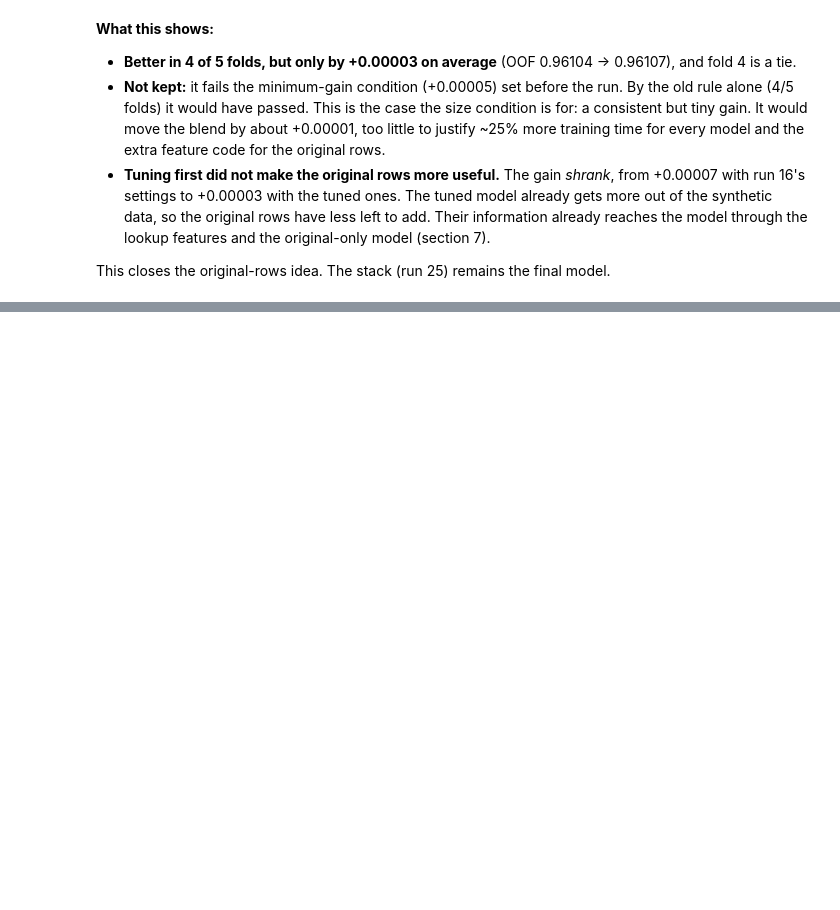
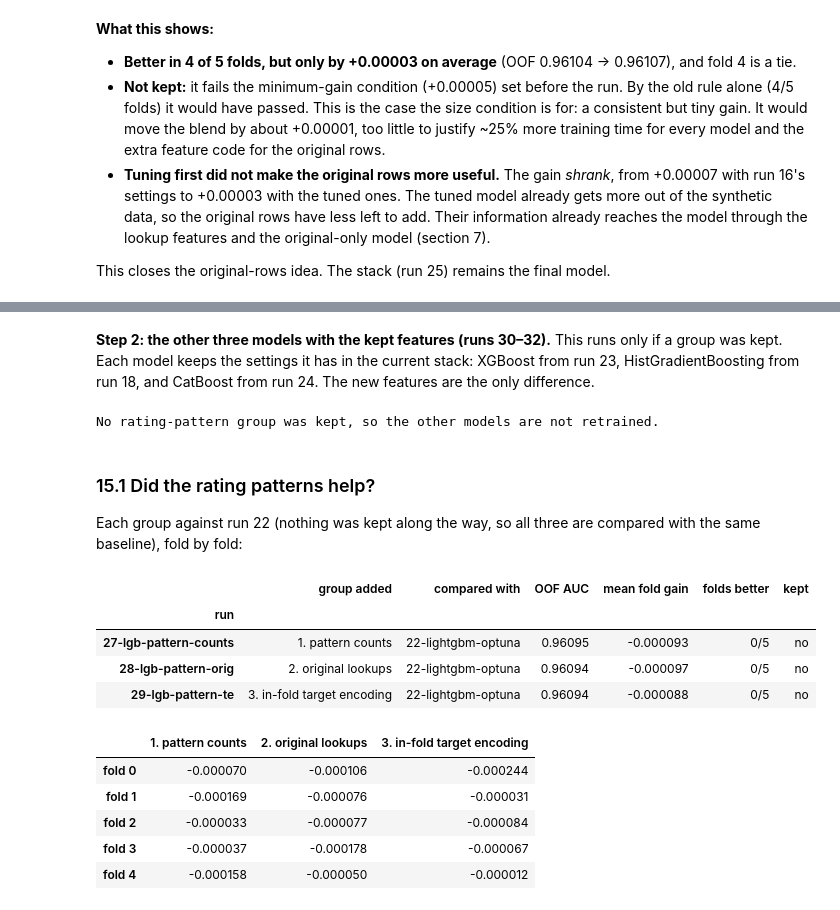
Before and after one commit to batyrkhanz015/kaggle-airline-satisfaction-s6-10, a Jupyter notebook: airline-satisfaction.ipynb, the cells around one changed output, grey strips where cells are left out. Saved outputs shown, nothing was run; the diff lists cells and outputs as text; code cells hidden in the pictures; blank space fills up the shorter version.

```diff
--- a/airline-satisfaction.ipynb
+++ b/airline-satisfaction.ipynb
@@ -3064,0 +3205,61 @@ This closes the original-rows idea. The stack (run 25) remains the final model.
+# %% [markdown]
+**Step 2: the other three models with the kept features (runs 30–32).** This runs only if a group was kept. Each model keeps the settings it has in the current stack: XGBoost from run 23, HistGradientBoosting from run 18, and CatBoost from run 24. The new features are the only difference.
+# %%
+if PATTERN_KEPT:
+    te_tr = pd.concat([te_keys_train, pattern_te_train[pattern_te]], axis=1)
+    te_te = pd.concat([te_keys_test, pattern_te_test[pattern_te]], axis=1)
+
+    def xgb_pattern_fold(tr_idx, va_idx):
+        X_tr, X_va, X_te = pattern_inputs(tr_idx, va_idx, pattern_features, te_tr, te_te)
+        model = fit_xgboost(XGB_OPTUNA_PARAMS, X_tr, y[tr_idx], X_va, y[va_idx])
+        print(f"  best iteration {model.best_iteration + 1:,}")
+        preds = model.predict_proba(X_va)[:, 1], model.predict_proba(X_te)[:, 1]
+        del model, X_tr, X_va, X_te
+        gc.collect()
+        return preds
+
+    def hgb_pattern_fold(tr_idx, va_idx):
+        X_tr, X_va, X_te = pattern_inputs(tr_idx, va_idx, pattern_features, te_tr, te_te)
+        model = HistGradientBoostingClassifier(**HGB_PARAMS).fit(X_tr, y[tr_idx], X_val=X_va, y_val=y[va_idx])
+        print(f"  trees built {model.n_iter_:,}")
+        preds = model.predict_proba(X_va)[:, 1], model.predict_proba(X_te)[:, 1]
+        del model, X_tr, X_va, X_te
+        gc.collect()
+        return preds
+
+    def catboost_pattern_fold(tr_idx, va_idx):
+        X_tr, X_va, X_te = (catboost_codes(X) for X in pattern_inputs(tr_idx, va_idx, pattern_features, te_tr, te_te))
+        model = fit_catboost(CATBOOST_GRID_PARAMS, X_tr, y[tr_idx], X_va, y[va_idx])
+        print(f"  best iteration {model.get_best_iteration() + 1:,}")
+        preds = model.predict_proba(X_va)[:, 1], model.predict_proba(X_te)[:, 1]
+        del model, X_tr, X_va, X_te
+        gc.collect()
+        return preds
+
+    oof_xgb_pattern, test_xgb_pattern = run_model_cv("30-xgboost-pattern", xgb_pattern_fold)
+    oof_hgb_pattern, test_hgb_pattern = run_model_cv("31-hist-gb-pattern", hgb_pattern_fold)
+    oof_catboost_pattern, test_catboost_pattern = run_model_cv("32-catboost-pattern", catboost_pattern_fold)
+else:
+    print("No rating-pattern group was kept, so the other models are not retrained.")
+# %% [output]
+No rating-pattern group was kept, so the other models are not retrained.
+# %% [markdown]
+### 15.1 Did the rating patterns help?
+
+Each group against run 22 (nothing was kept along the way, so all three are compared with the same baseline), fold by fold:
+# %%
+display(pd.DataFrame(pattern_log).set_index("run").style.format({"OOF AUC": "{:.5f}", "mean fold gain": "{:+.6f}"}))
+pd.DataFrame({row["group added"]: fold_gain(np.load(PREDS / f"{row['run']}-oof.npy"), oof_lgb_optuna) for row in pattern_log},
+             index=[f"fold {k}" for k in range(N_FOLDS)]).style.format("{:+.6f}")
+# %% [output]
+|  | group added | compared with | OOF AUC | mean fold gain | folds better | kept |
+| run |  |  |  |  |  |  |
+| 27-lgb-pattern-counts | 1. pattern counts | 22-lightgbm-optuna | 0.96095 | -0.000093 | 0/5 | no |
+| 28-lgb-pattern-orig | 2. original lookups | 22-lightgbm-optuna | 0.96094 | -0.000097 | 0/5 | no |
+| 29-lgb-pattern-te | 3. in-fold target encoding | 22-lightgbm-optuna | 0.96094 | -0.000088 | 0/5 | no |
+|  | 1. pattern counts | 2. original lookups | 3. in-fold target encoding |
+| fold 0 | -0.000070 | -0.000106 | -0.000244 |
+| fold 1 | -0.000169 | -0.000076 | -0.000031 |
+| fold 2 | -0.000033 | -0.000077 | -0.000084 |
+| fold 3 | -0.000037 | -0.000178 | -0.000067 |
+| fold 4 | -0.000158 | -0.000050 | -0.000012 |
```
Also changed, not shown: parts of 8 cells of this notebook, 1 other file.
